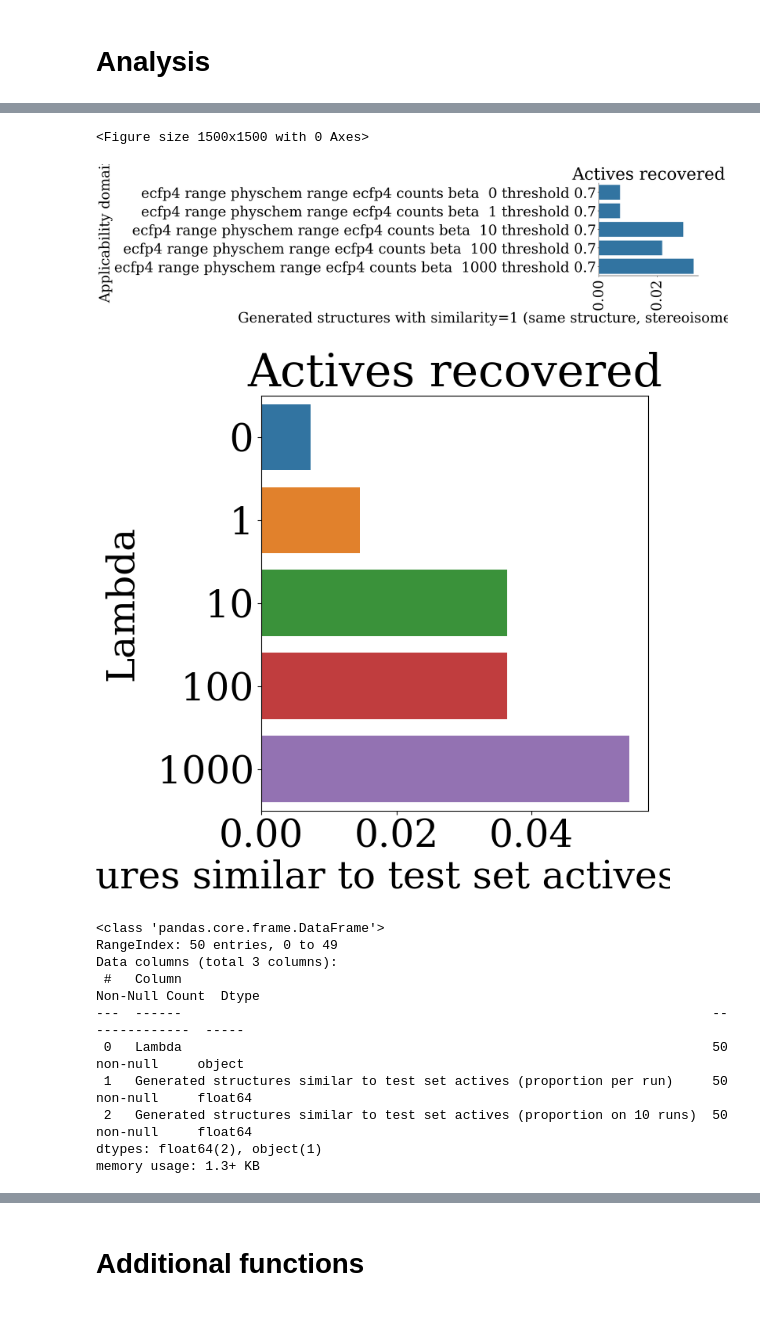
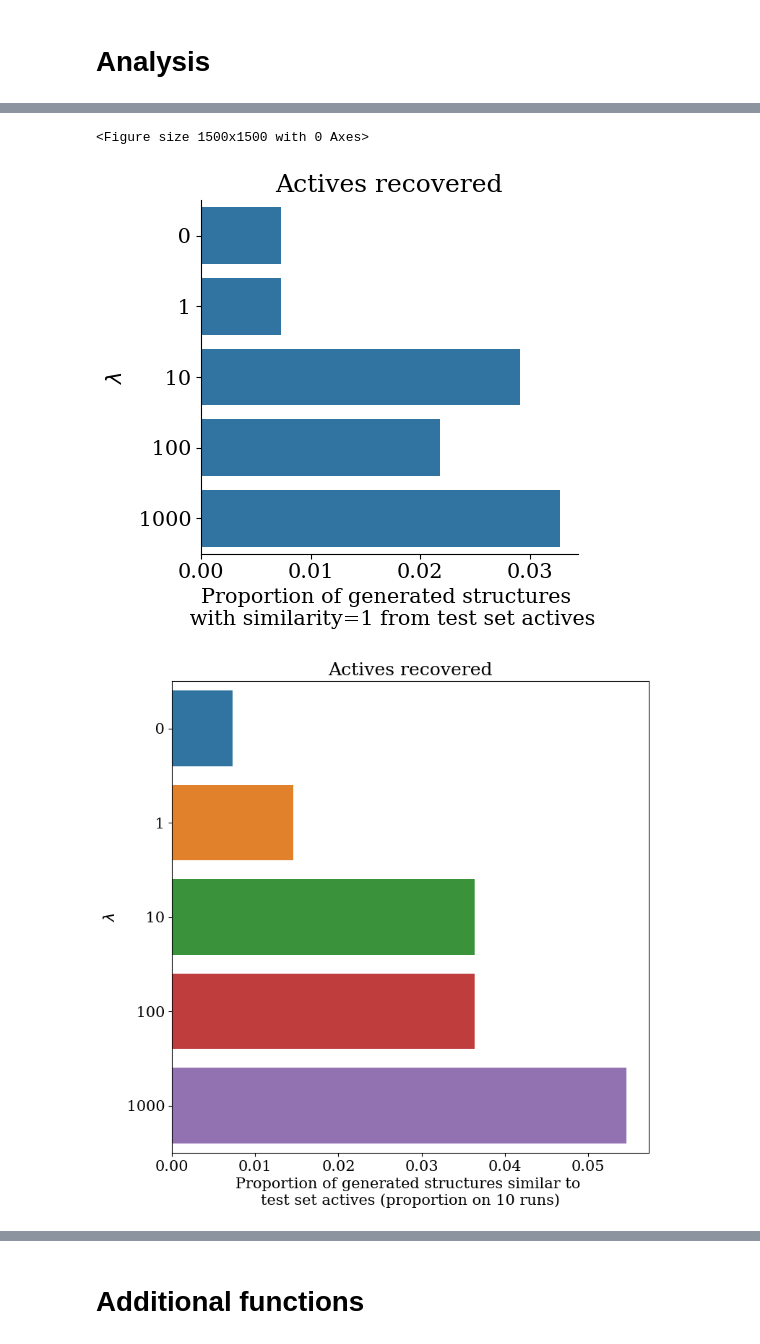
Before and after one commit to maxime-langevin/diverse_molecule_generation, a Jupyter notebook: drd2.ipynb, the cells around one changed output, grey strips where cells are left out. Saved outputs shown, nothing was run; the diff lists cells and outputs as text; code cells hidden in the pictures; blank space fills up the shorter version.

```diff
--- a/drd2.ipynb
+++ b/drd2.ipynb
@@ -33,13 +33,13 @@ from rdkit.Chem.Crippen import MolLogP, MolMR
 #sns.set_style(style="white")
 
 font = {'family' : 'normal',
-        'size'   : 35}
+        'size'   : 15}
 
 matplotlib.use("pgf")
 matplotlib.rcParams.update({
     "pgf.texsystem": "pdflatex",
     'font.family': 'serif',
-    'font.size': 35,
+    'font.size': 15,
     'text.usetex': False,
     'pgf.rcfonts': False,
 })
@@ -272,9 +271,11 @@ for i, run in enumerate(runs_to_display):
     ax.tick_params(axis="both", which="major", labelsize=25)
     ax.tick_params(axis="both", which="minor", labelsize=25)
     if i == len(runs_to_display) - 1:
-        ax.legend(loc="lower right", ncol=1, fancybox=True, shadow=True, fontsize=30)
+        lines, labels = ax.get_legend_handles_labels()
 
 ax = axs.flatten()[5]
+ax.legend(lines, labels,loc='center', ncol=1, fancybox=True, shadow=True, fontsize=30)
+
 ax.axis('off')
 
 fig.tight_layout(pad=1.5)
@@ -491,39 +495,39 @@ for i, run in enumerate(runs):
     n_new = 0
     for s in np.array(smiles_actives)[predicted_actives]:
         mol = Chem.MolFromSmiles(s)
         if (
             max_tanimoto_similarity(
                 [AllChem.GetMorganFingerprintAsBitVect(mol, 2)], fps_generated
             )
             > 0.99
         ):
             n_new += 1
     novel_recovered.append(n_new / len(predicted_actives))
-    titles.append(run.replace("_", " "))
+    titles.append(run.split("_")[-3])
 display_df = pd.DataFrame(
     zip(titles, novel_recovered),
     columns=[
-        "Applicability domain",
+        "Lambda",
         "Generated structures with similarity=1 (same structure, stereoisomer or very close structure) from test set actives",
     ],
 )
 chart = sns.catplot(
-    y="Applicability domain",
+    y="Lambda",
     x="Generated structures with similarity=1 (same structure, stereoisomer or very close structure) from test set actives",
     kind="bar",
     data=display_df,
 )
-for axes in chart.axes.flat:
-    _ = axes.set_xticklabels(axes.get_xticklabels(), rotation=90)
+plt.xlabel('Proportion of generated structures \n with similarity=1 from test set actives')
+plt.ylabel("$\lambda$", fontsize = 15) # y-axis label with fontsize 15
 plt.title("Actives recovered")
 plt.tight_layout()
 plt.savefig(
     "graphs/drd2_actives_recovered_0.9_per_seed.pdf", dpi=300, bbox_inches="tight"
 )
 plt.show()
 # %% [output]
 <Figure size 1500x1500 with 0 Axes>
-[figure, old version]
+[figure, new version]
 # %%
 novel_recovered = []
 titles = []
@@ -564,26 +568,15 @@ chart = sns.barplot(
 )
 
 plt.title("Actives recovered")
+plt.xlabel('Proportion of generated structures similar to \ntest set actives (proportion on 10 runs)')
+plt.ylabel("$\lambda$", fontsize = 15) # y-axis label with fontsize 15
 plt.tight_layout()
 plt.savefig("graphs/drd2_actives_recovered_0.9.pdf", dpi=300, bbox_inches="tight")
 plt.show()
 # %% [output]
-[figure, old version]
+[figure, new version]
 # %%
 per_run_vs_all_runs_df = pd.merge(per_run_display_df, display_df, on="Lambda")
-# %%
-per_run_vs_all_runs_df.info()
-# %% [output]
-<class 'pandas.core.frame.DataFrame'>
-RangeIndex: 50 entries, 0 to 49
-Data columns (total 3 columns):
- #   Column                                                                    Non-Null Count  Dtype
----  ------                                                                    --------------  -----
- 0   Lambda                                                                    50 non-null     object
- 1   Generated structures similar to test set actives (proportion per run)     50 non-null     float64
- 2   Generated structures similar to test set actives (proportion on 10 runs)  50 non-null     float64
-dtypes: float64(2), object(1)
-memory usage: 1.3+ KB
 # %%
 plt.figure(figsize=(8,20))
 ax = sns.lmplot(data=per_run_vs_all_runs_df,x="Generated structures similar to test set actives (proportion per run)",y="Generated structures similar to test set actives (proportion on 10 runs)",hue="Lambda", height=5, aspect=1.2, x_jitter=.0008, legend=False, fit_reg=False)
```
Also changed, not shown: parts of 22 cells of this notebook, 10 other files.
